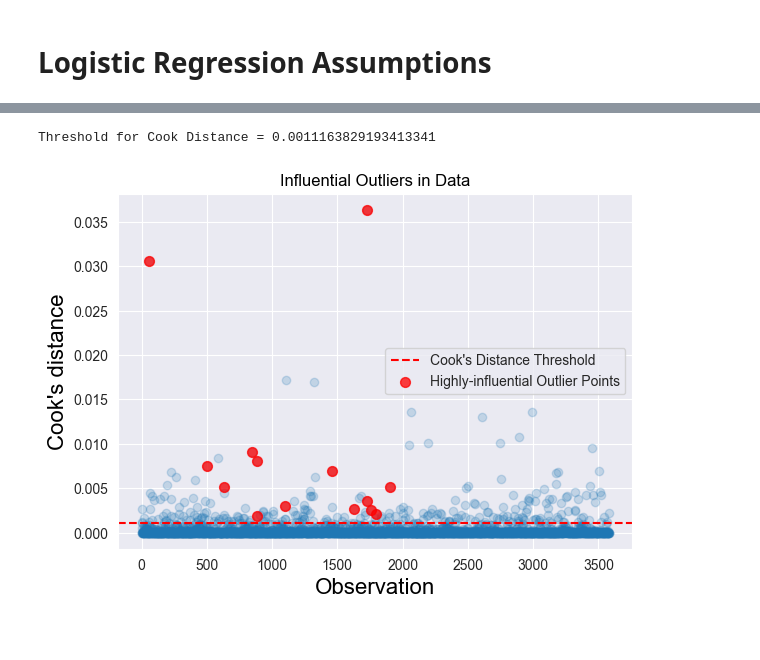
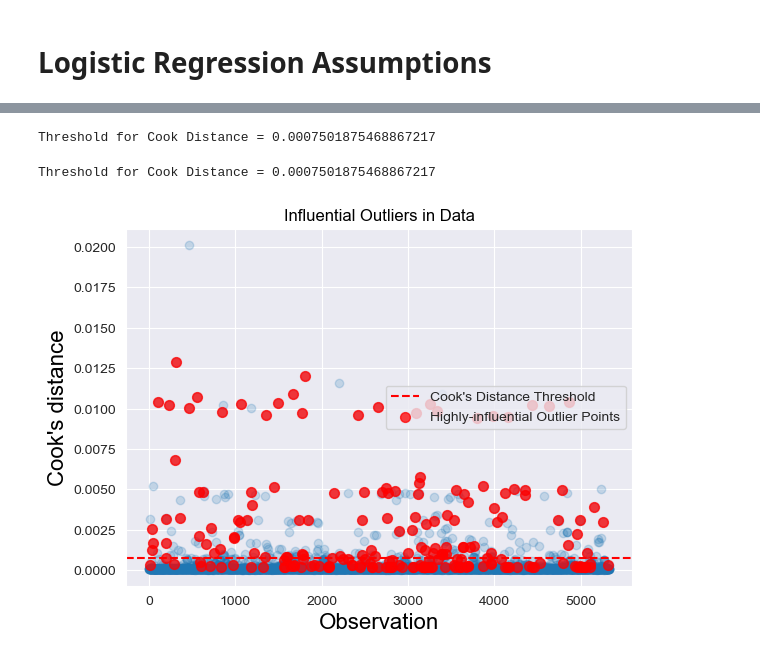
Before and after one commit to JuanesLamilla/yvr-airbnb-license-model, a Jupyter notebook: Logistic_Regression_Assumptions.ipynb, the cells around one changed output, grey strips where cells are left out. Drawn from its saved outputs; the diff is of its cells as text; code cells hidden in the pictures.

```diff
--- a/Logistic_Regression_Assumptions.ipynb
+++ b/Logistic_Regression_Assumptions.ipynb
@@ -203,6 +262,6 @@ logmul_review_scores_checkin                       -0.2020      0.098     -2.063
 # %%
 # Move the transformed colunms to head
-listings_df_0 = listings_df_0[['log_price', 'logmul_review_scores_checkin'] +
-                               [col for col in listings_df_0.columns if col not in ['log_price', 'logmul_review_scores_checkin']]]
+listings_df_0 = listings_df_0[['log_price'] +
+                               [col for col in listings_df_0.columns if col not in ['log_price']]]
 listings_df_0
 # %% [output]
@@ -222,7 +281,7 @@ listings_df_0
 # %%
 # Applying Box-Tidwell test to the fixed dataset
 var_1 = listings_df_0.columns.tolist()
-continuous_var_1 = ['log_price','logmul_review_scores_checkin']
+continuous_var_1 = ['log_price']
 
 listings_df_1 = listings_df_0.copy()
 
@@ -234,10 +293,6 @@ for var in continuous_var_1:
 cols_to_keep_1 = continuous_var_1 + listings_df_1.columns.tolist()[-len(continuous_var_1):]
 cols_to_keep_1
 
-# check the NAN value of X_1 and delete the rows
-np.where(np.isnan(listings_df_1[cols_to_keep_1]).any(axis=1))[0]
-listings_df_1 = listings_df_1.drop([2608, 2992, 3080, 3163, 3390])
-listings_df_1 = listings_df_1.drop([1724, 57, 844, 833, 499, 1459, 629, 1903, 1727, 1102, 1630, 1759, 1794, 882], axis=0)
 
 
 # Redefine independent variables to include interaction terms
@@ -272,19 +329,21 @@ logmul_review_scores_checkin:Log_logmul_review_scores_checkin    -2.1292      0.
 # %%
 # Visual Check
 # Define dependent and independent variables
-listings_df = listings_df.drop([1724, 57, 844, 833, 499, 1459, 629, 1903, 1727, 1102, 1630, 1759, 1794, 882], axis=0)
 
-X_cols = listings_df.columns.to_list()[:-1]
-X = listings_df[X_cols].drop(['room_type_Hotel room', 'room_type_Shared room'], axis=1)
+X = listings_df.drop(columns=['legal_listing'])
 y = listings_df['legal_listing']
-
 
 
 # Add constant
 X = sm.add_constant(X, prepend=False)
 
 # Re-run logistic regression on original set of X and y variables
-logit_results = GLM(y, X, family=families.Binomial()).fit()
+# logit_results = GLM(y, X, family=families.Binomial()).fit()
+# predicted = logit_results.predict(X)
+
+logit_model = sm.Logit(y, X)
+logit_results = logit_model.fit(method='bfgs', maxiter=100000)
+
 predicted = logit_results.predict(X)
 
 
@@ -312,6 +371,6 @@ x = np.log10(listings_df['price'].values)
 y = slope * x + intercept
 plt.plot(x, y, color='red')
 
-plt.savefig('log_price_vs_logit.png', transparent=True)
+# plt.savefig('log_price_vs_logit.png', transparent=True)
 plt.show()
 # %% [output]
@@ -324,8 +388,16 @@ Standard Error: 0.3017757111300134
 # %%
 ## Assumption 2 — No strongly influential outliers
 
+
+X = listings_df.drop(columns=['legal_listing'])
+y = listings_df['legal_listing']
+
+
+# Add constant
+X = sm.add_constant(X, prepend=False)
+
 # Use GLM method for logreg here so that we can retrieve the influence measures
-logit_model = GLM(y, X, family=families.Binomial())
-logit_results = logit_model.fit()
+logit_model = sm.Logit(y, X)
+logit_results = logit_model.fit(method='bfgs', maxiter=100000)
 print(logit_results.summary())
 # %% [output]
@@ -373,38 +445,40 @@ diagnosis_df.head()
+# %%
+# Set Cook's distance threshold
+cook_threshold = 4 / len(listings_df)
+print(f"Threshold for Cook Distance = {cook_threshold}")
+# %% [output]
+Threshold for Cook Distance = 0.0007501875468867217
 # %%
-# Set Cook's distance threshold
-cook_threshold = 4 / len(listings_df)
-print(f"Threshold for Cook Distance = {cook_threshold}")
-
 # Plot influence measures (Cook's distance)
 fig, ax = plt.subplots()
 influence.plot_index(y_var="cooks", threshold=cook_threshold, ax=ax, alpha=0.2)  # Set alpha here
 axhline = ax.axhline(y=cook_threshold, ls="--", color='red')
 
 # Remove existing labels
 for text in ax.texts:
     text.set_visible(False)
 
 # Highlight points with std_resid > 3
-highlight_indices = diagnosis_df[diagnosis_df['std_resid'] > 2.5].index
+highlight_indices = diagnosis_df[diagnosis_df['std_resid'] > 3].index
 scatter = ax.scatter(
     highlight_indices,
     diagnosis_df.loc[highlight_indices, 'cooks_d'],
     color='red',  # Set a color for the highlighted points
     marker='o',   # Set a marker style for the highlighted points
     alpha=0.75,    # Set transparency for the highlighted points
     s=50          # Set marker size
 )
 
 
 fig.tight_layout(pad=2)
 
 plt.legend([axhline, scatter], ['Cook\'s Distance Threshold', 'Highly-influential Outlier Points'], loc='center right')
 
 plt.title("Influential Outliers in Data")
 
 fig.tight_layout(pad=2)
 plt.savefig('outliers.png', transparent=True)
 plt.show()
 # %% [output]
-Threshold for Cook Distance = 0.0011163829193413341
+Threshold for Cook Distance = 0.0007501875468867217
-[figure, old version]
+[figure, new version]
```
Also changed, not shown: parts of 30 cells of this notebook, 7 other files.
